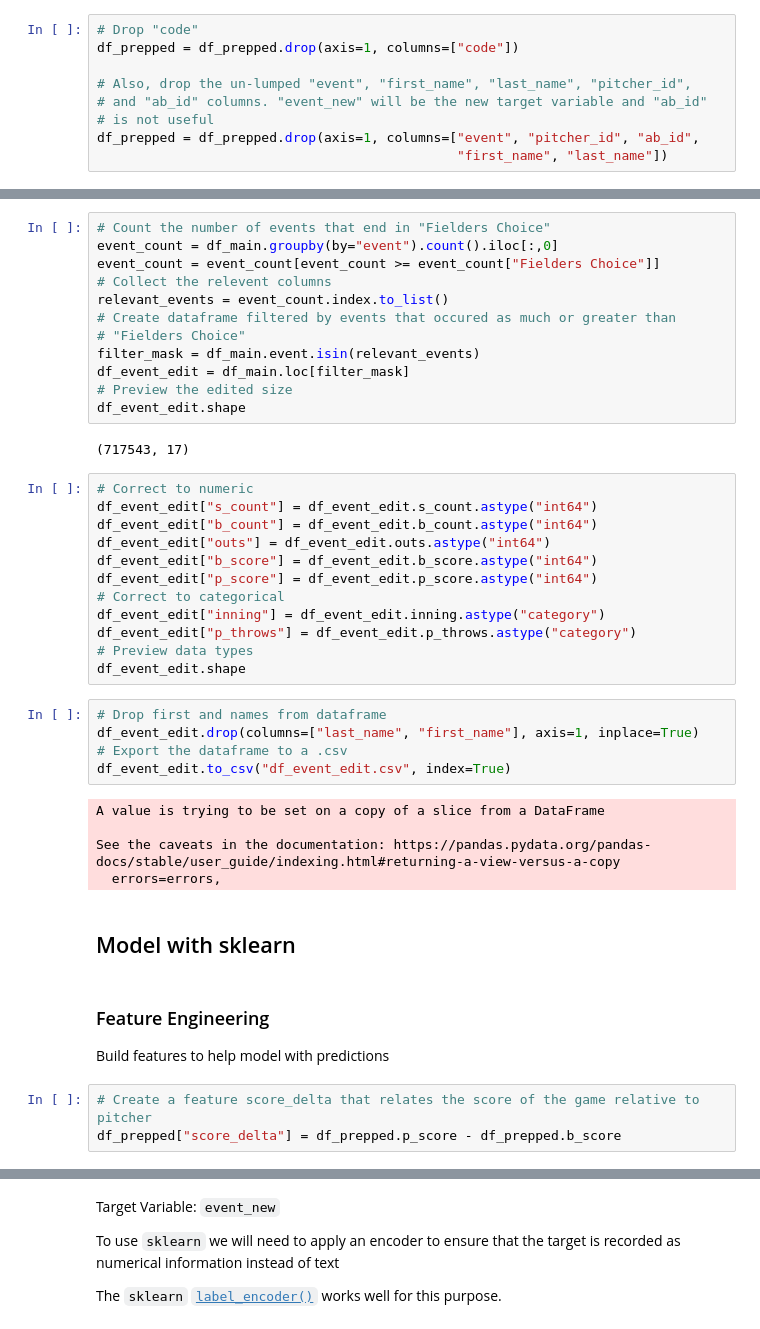
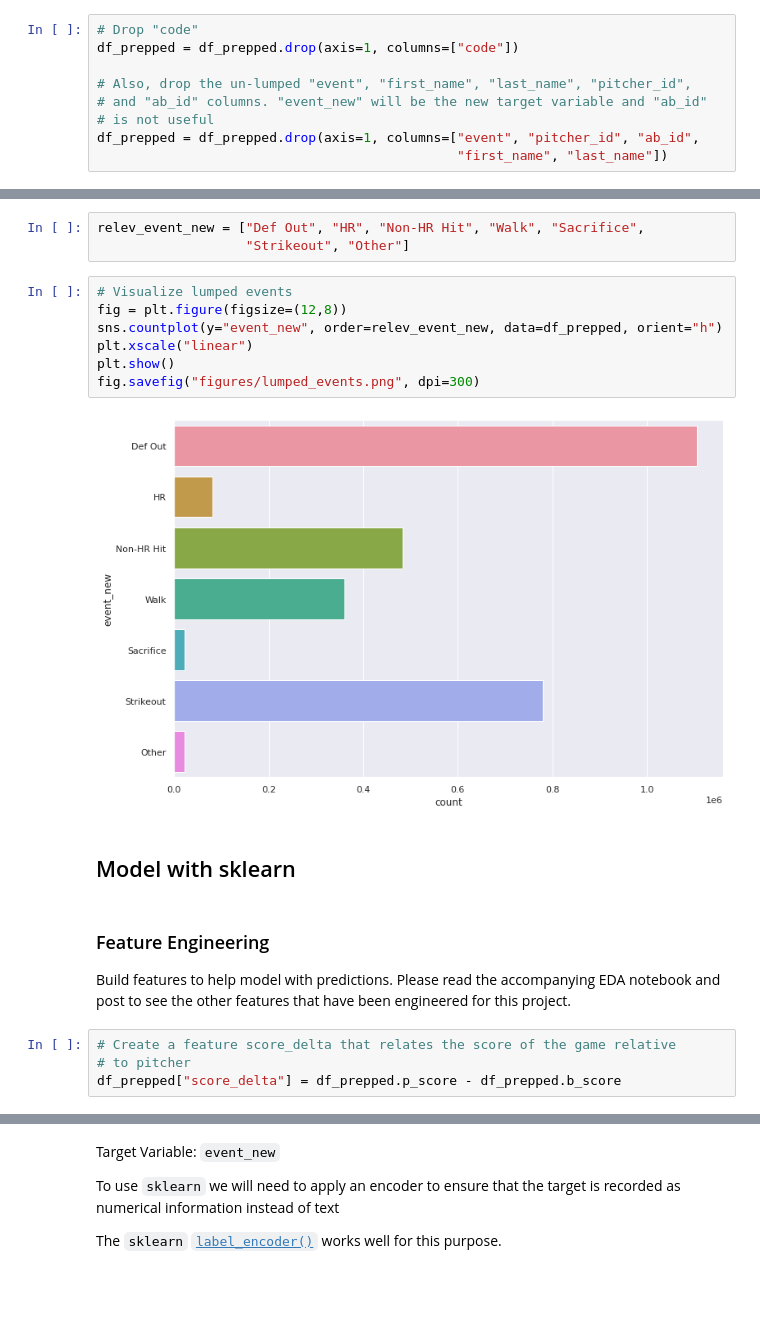
Before and after one commit to 907Resident/pitch-sequence, a Jupyter notebook: pitch_sequence_classification_ML.ipynb, the cells around one changed output, grey strips where cells are left out. Cells and saved outputs as stored; diff of their text form; blank space fills up the shorter version.

```diff
--- a/pitch_sequence_classification_ML.ipynb
+++ b/pitch_sequence_classification_ML.ipynb
@@ -247,45 +249,22 @@ This is an alternative strategy that can be used if one is only interested the m
-# %%
-# Count the number of events that end in "Fielders Choice"
-event_count = df_main.groupby(by="event").count().iloc[:,0]
-event_count = event_count[event_count >= event_count["Fielders Choice"]]
-# Collect the relevent columns
-relevant_events = event_count.index.to_list()
-# Create dataframe filtered by events that occured as much or greater than
-# "Fielders Choice"
-filter_mask = df_main.event.isin(relevant_events)
-df_event_edit = df_main.loc[filter_mask]
-# Preview the edited size
-df_event_edit.shape
-# %% [output]
-(717543, 17)
-# %%
-# Correct to numeric
-df_event_edit["s_count"] = df_event_edit.s_count.astype("int64")
-df_event_edit["b_count"] = df_event_edit.b_count.astype("int64")
-df_event_edit["outs"] = df_event_edit.outs.astype("int64")
-df_event_edit["b_score"] = df_event_edit.b_score.astype("int64")
-df_event_edit["p_score"] = df_event_edit.p_score.astype("int64")
-# Correct to categorical
-df_event_edit["inning"] = df_event_edit.inning.astype("category")
-df_event_edit["p_throws"] = df_event_edit.p_throws.astype("category")
-# Preview data types
-df_event_edit.shape
-# %%
-# Drop first and names from dataframe
-df_event_edit.drop(columns=["last_name", "first_name"], axis=1, inplace=True)
-# Export the dataframe to a .csv
-df_event_edit.to_csv("df_event_edit.csv", index=True)
-# %% [output]
-A value is trying to be set on a copy of a slice from a DataFrame
-
-See the caveats in the documentation: https://pandas.pydata.org/pandas-docs/stable/user_guide/indexing.html#returning-a-view-versus-a-copy
-  errors=errors,
+# %%
+relev_event_new = ["Def Out", "HR", "Non-HR Hit", "Walk", "Sacrifice",
+                   "Strikeout", "Other"]
+# %%
+# Visualize lumped events
+fig = plt.figure(figsize=(12,8))
+sns.countplot(y="event_new", order=relev_event_new, data=df_prepped, orient="h")
+plt.xscale("linear")
+plt.show()
+fig.savefig("figures/lumped_events.png", dpi=300)
+# %% [output]
+[figure, added]
 # %% [markdown]
 ## Model with sklearn
 # %% [markdown]
 ### Feature Engineering
-Build features to help model with predictions
+Build features to help model with predictions. Please read the accompanying EDA notebook and post to see the other features that have been engineered for this project.
 # %%
-# Create a feature score_delta that relates the score of the game relative to pitcher
+# Create a feature score_delta that relates the score of the game relative
+# to pitcher
 df_prepped["score_delta"] = df_prepped.p_score - df_prepped.b_score
 # %%
```
Also changed, not shown: parts of 109 cells of this notebook.
